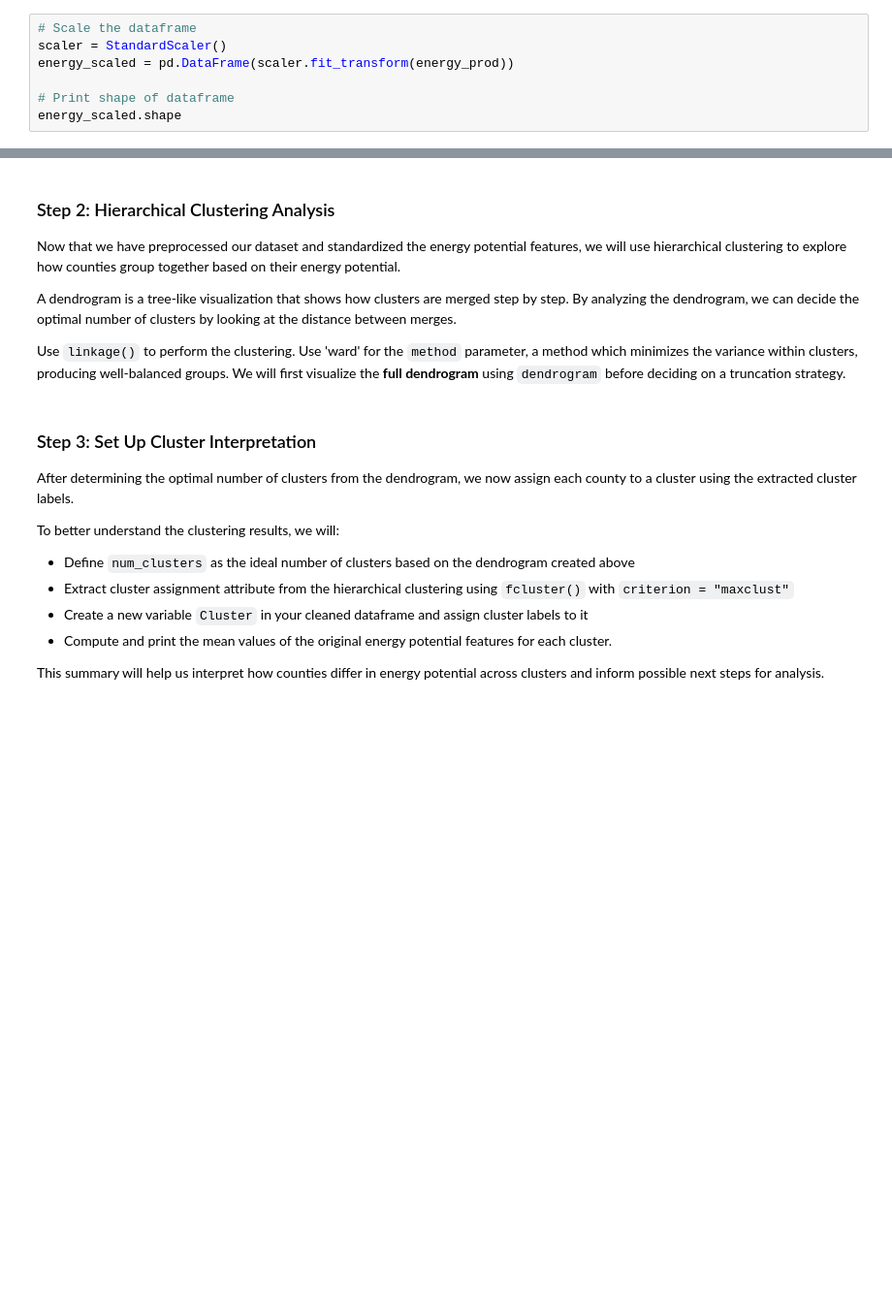
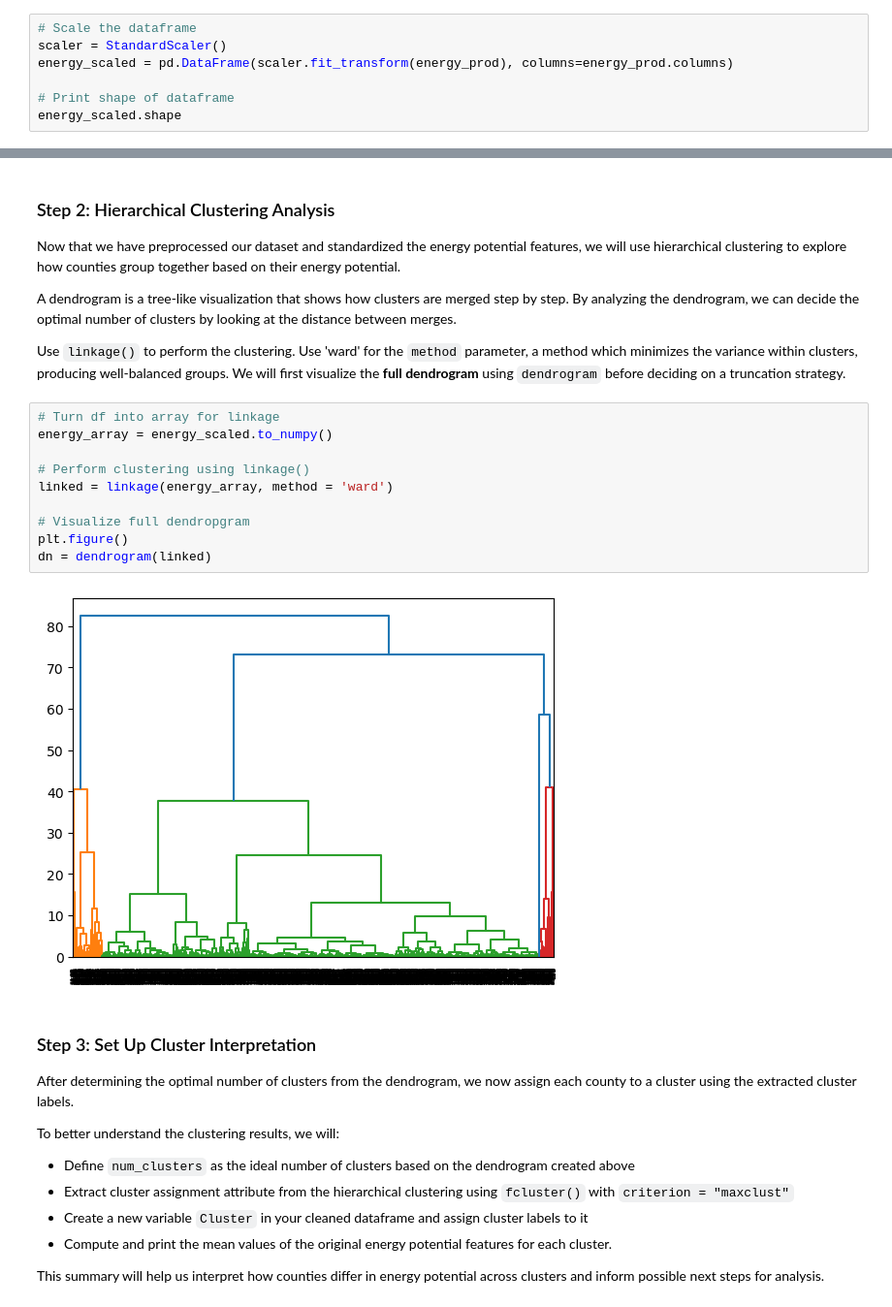
Before and after one commit to jordancsibley/EDS232-labs, a Jupyter notebook: Week8/lab8-ej-clustering-.ipynb, the cells around one changed output, grey strips where cells are left out. Shown: that part at 97% size. Drawn from its saved outputs; the diff is of its cells as text; blank space fills up the shorter version.

```diff
--- a/Week8/lab8-ej-clustering-.ipynb
+++ b/Week8/lab8-ej-clustering-.ipynb
@@ -66,7 +70,7 @@ dtype: int64
 # %%
 # Scale the dataframe
 scaler = StandardScaler()
-energy_scaled = pd.DataFrame(scaler.fit_transform(energy_prod))
+energy_scaled = pd.DataFrame(scaler.fit_transform(energy_prod), columns=energy_prod.columns)
 
 # Print shape of dataframe
 energy_scaled.shape
@@ -80,6 +84,18 @@ Now that we have preprocessed our dataset and standardized the energy potential
 A dendrogram is a tree-like visualization that shows how clusters are merged step by step. By analyzing the dendrogram, we can decide the optimal number of clusters by looking at the distance between merges.
 
 Use `linkage()` to perform the clustering.  Use 'ward' for the `method` parameter, a method which minimizes the variance within clusters, producing well-balanced groups. We will first visualize the **full dendrogram** using `dendrogram` before deciding on a truncation strategy.
+# %%
+# Turn df into array for linkage
+energy_array = energy_scaled.to_numpy()
+
+# Perform clustering using linkage()
+linked = linkage(energy_array, method = 'ward')
+
+# Visualize full dendropgram
+plt.figure()
+dn = dendrogram(linked)
+# %% [output]
+[figure, added]
 # %% [markdown]
 ### Step 3: Set Up Cluster Interpretation
 
```
Also changed, not shown: parts of 13 cells of this notebook.
